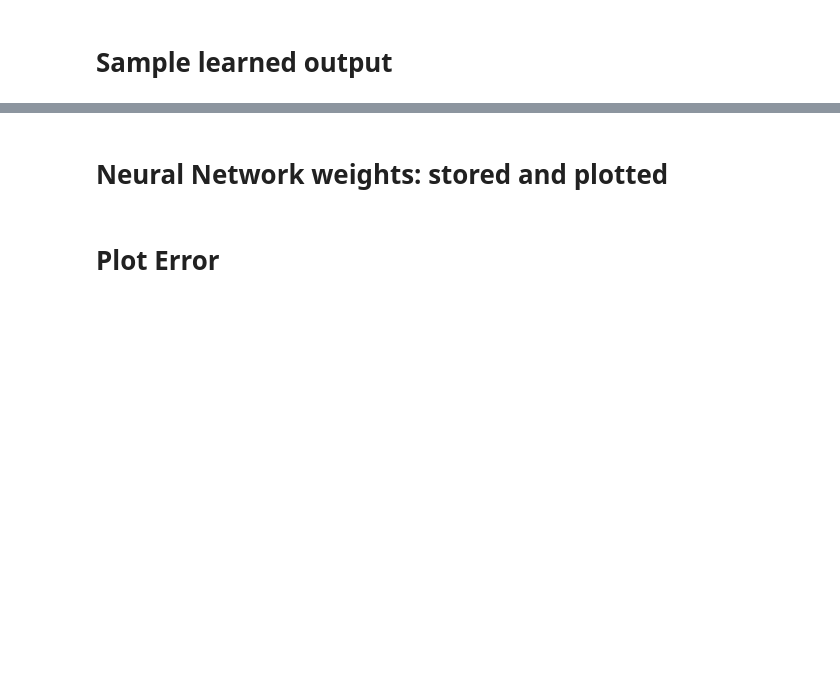
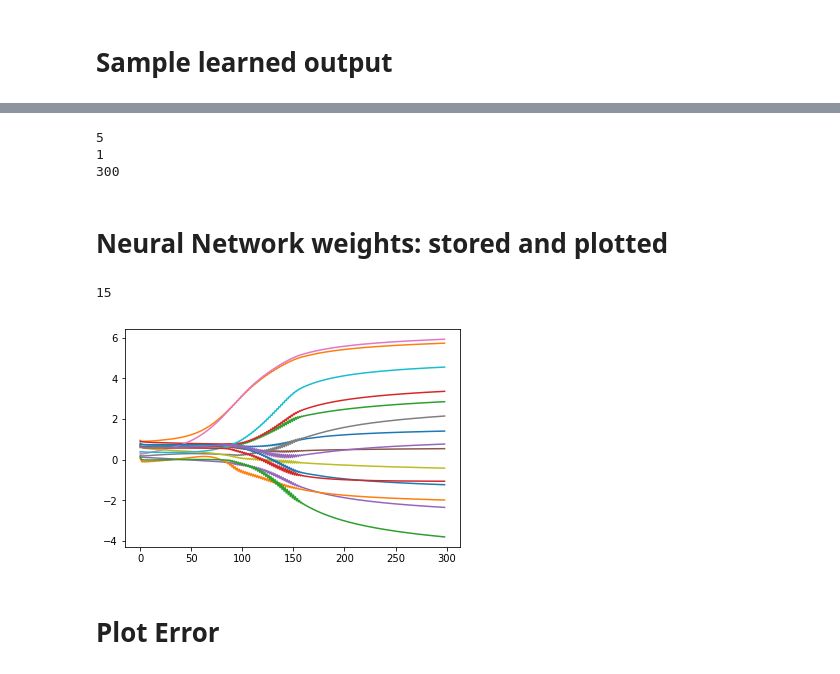
Before and after one commit to etzimopoulos/COURSE-DSDJ-Zero-to-Deep-Dive-ML, a Jupyter notebook: Week 4 HW - XOR Neural Network.ipynb, the cells around one changed output, grey strips where cells are left out. Saved outputs shown, nothing was run; the diff lists cells and outputs as text; code cells hidden in the pictures; blank space fills up the shorter version.

```diff
--- a/Week 4 HW - XOR Neural Network.ipynb
+++ b/Week 4 HW - XOR Neural Network.ipynb
@@ -153,2 +166,17 @@ print(a_o)
+# %%
+len(w12)
+#len(w12.columns)
+print(w12.shape[0])
+print(w12.shape[1])
+print(len(w12_list))
+w12_curve=[]
+
+for j in range(w12.shape[0]):
+    for x in range(len(w12_list)):
+        w12_curve.append(w12_list[x][j])
+# %% [output]
+5
+1
+300
 # %% [markdown]
 # Neural Network weights: stored and plotted
@@ -166,3 +183,27 @@ for x in range(len(w01_list)):
+# %%
+w01_curve = []
+for i in range(w01.shape[0]):
+    for j in range(w01.shape[1]):
+        for x in range(len(w01_list)):
+            #print(w01_list[x][i][j])
+            w01_curve.append(w01_list[x][i][j])
+            #print("Weights w[",x,"],[",i,"],[",j,"] stored")
+# %%
+len(w01_curve)
+w01_curve
+#w01_curve
+numberOfWeights = w01.shape[1]*w01.shape[0]
+numberOfWeights
+#w01_curve[0:w01.shape[0]]
+#w01_curve[0:epochs]
+# %% [output]
+15
+# %%
+for k in range(numberOfWeights):
+    t= w01_curve[(epochs*k):(epochs*(k+1)-1)]
+    plt.plot(t)
+# %% [output]
+[figure, added]
 # %% [markdown]
 
 # Plot Error
```
Also changed, not shown: parts of 14 cells of this notebook.
